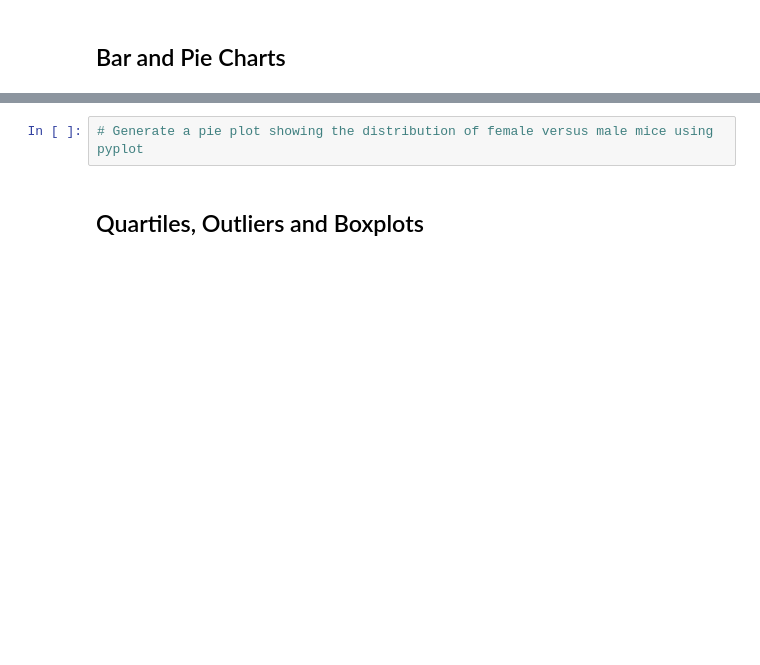
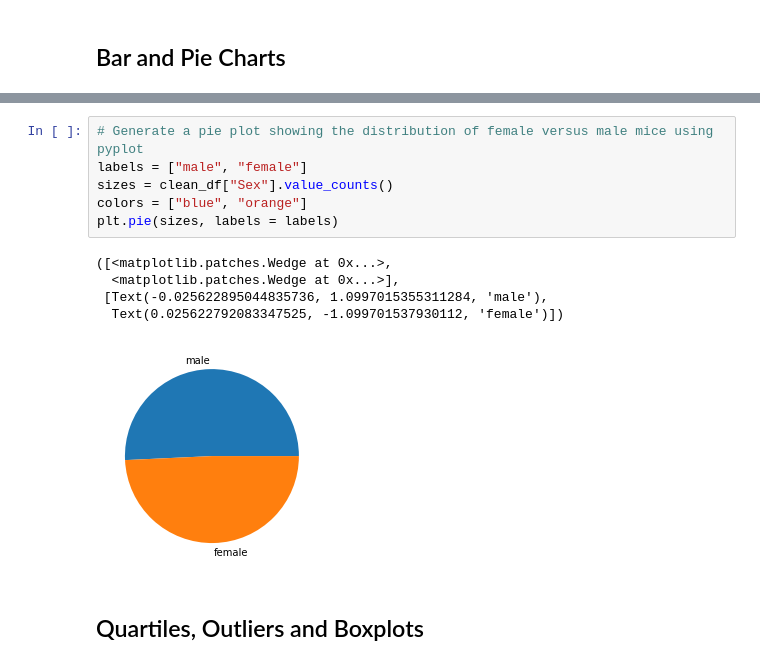
Before and after one commit to sdfeinsilver/MatPlotLib_Challenge, a Jupyter notebook: Pymaceuticals/pymaceuticals_starter.ipynb, the cells around one changed output, grey strips where cells are left out. Drawn from its saved outputs; the diff is of its cells as text; blank space fills up the shorter version.

```diff
--- a/Pymaceuticals/pymaceuticals_starter.ipynb
+++ b/Pymaceuticals/pymaceuticals_starter.ipynb
@@ -125,5 +141,15 @@ summary_df_2
 # %%
 # Generate a pie plot showing the distribution of female versus male mice using pyplot
+labels = ["male", "female"]
+sizes = clean_df["Sex"].value_counts()
+colors = ["blue", "orange"]
+plt.pie(sizes, labels = labels)
+# %% [output]
+([<matplotlib.patches.Wedge at 0x...>,
+  <matplotlib.patches.Wedge at 0x...>],
+ [Text(-0.025622895044835736, 1.0997015355311284, 'male'),
+  Text(0.025622792083347525, -1.099701537930112, 'female')])
+[figure, added]
 # %% [markdown]
 ## Quartiles, Outliers and Boxplots
 # %%
```
Also changed, not shown: parts of 3 cells of this notebook.
